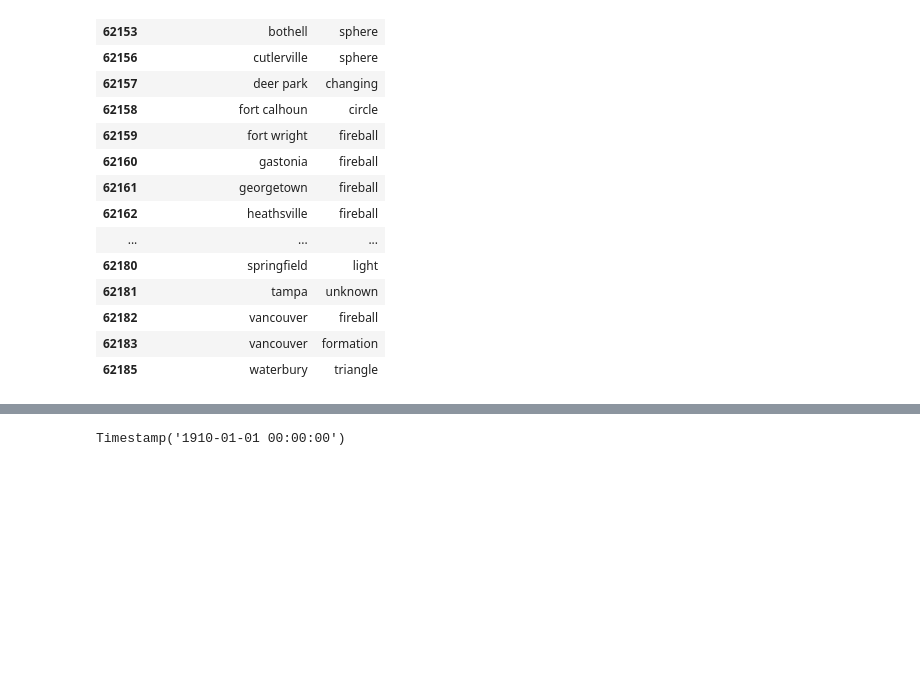
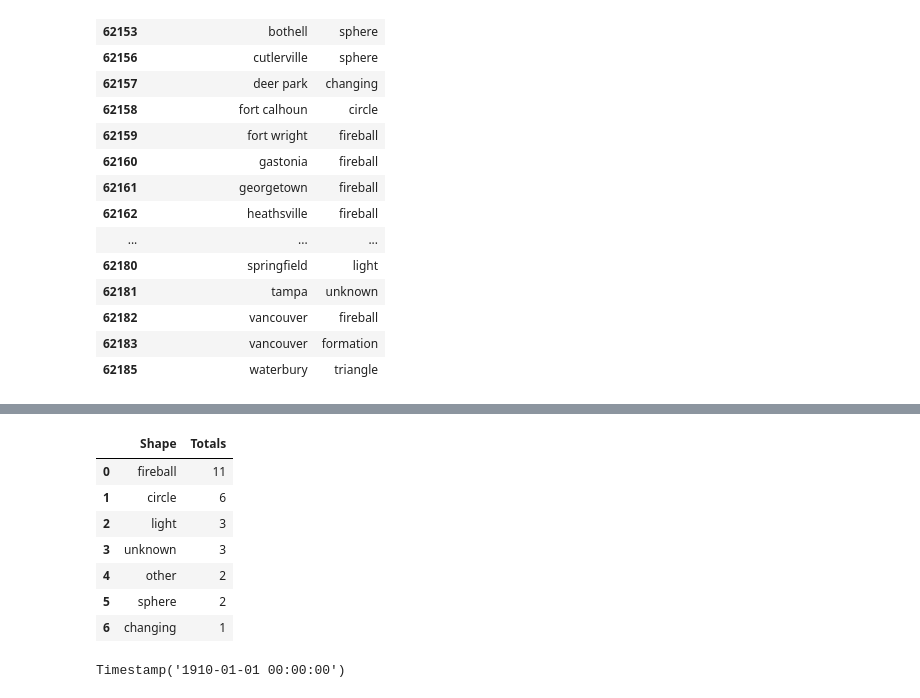
Before and after one commit to KalynA92/Group_Project_3, a Jupyter notebook: Analysis_Kalyn.ipynb, the cells around one changed output, grey strips where cells are left out. Saved outputs shown, nothing was run; the diff lists cells and outputs as text; code cells hidden in the pictures; blank space fills up the shorter version.

```diff
--- a/Analysis_Kalyn.ipynb
+++ b/Analysis_Kalyn.ipynb
@@ -136,3 +136,6 @@ city_shape_date
 | 62182 | vancouver | fireball |
 | 62183 | vancouver | formation |
 | 62185 | waterbury | triangle |
+# %%
+shape_most_active_date = city_shape_date['shape'].groupby(city_shape_date['shape']).count().sort_values(ascending=False).head(7)
+shape_most_active_date
@@ -139,2 +152,17 @@ city_shape_date
+# %%
+shape_most_active_date_df = pd.DataFrame(shape_most_active_date, columns=['shape'])
+shape_most_active_date_df = shape_most_active_date_df.rename_axis('count')
+shape_most_active_date_df = shape_most_active_date_df.reset_index()
+shape_most_active_date_df.rename(columns={'count':'Shape', 'shape': 'Totals'}, inplace=True)
+shape_most_active_date_df
+# %% [output]
+|  | Shape | Totals |
+| 0 | fireball | 11 |
+| 1 | circle | 6 |
+| 2 | light | 3 |
+| 3 | unknown | 3 |
+| 4 | other | 2 |
+| 5 | sphere | 2 |
+| 6 | changing | 1 |
 # %%
 # Write data to file in json format
```
Also changed, not shown: parts of 2 cells of this notebook, 8 other files.
